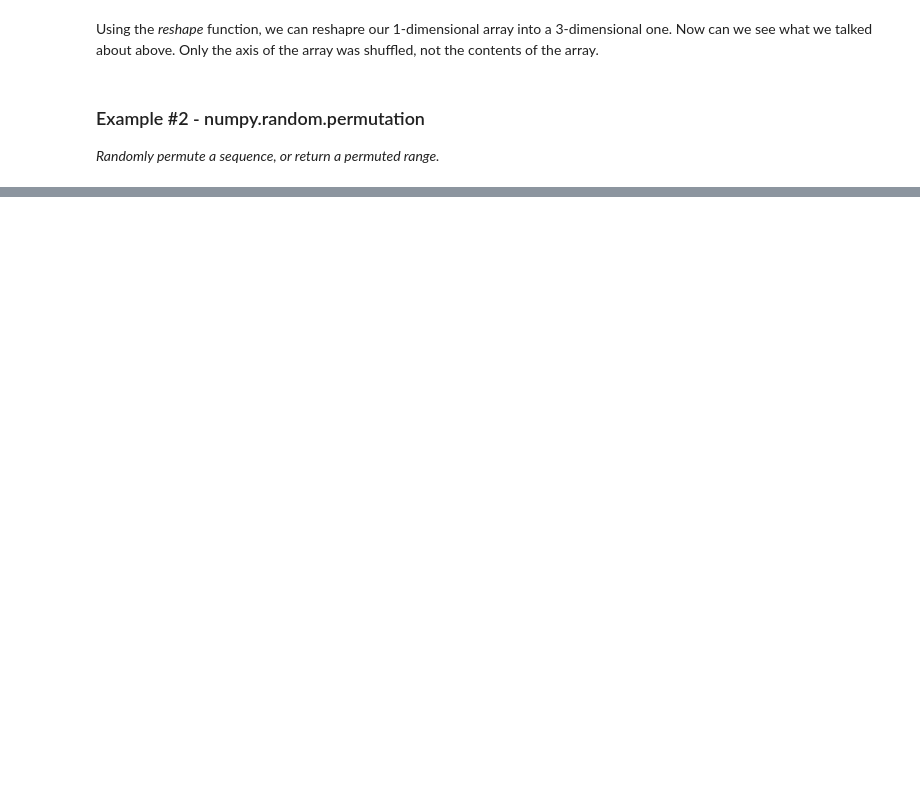
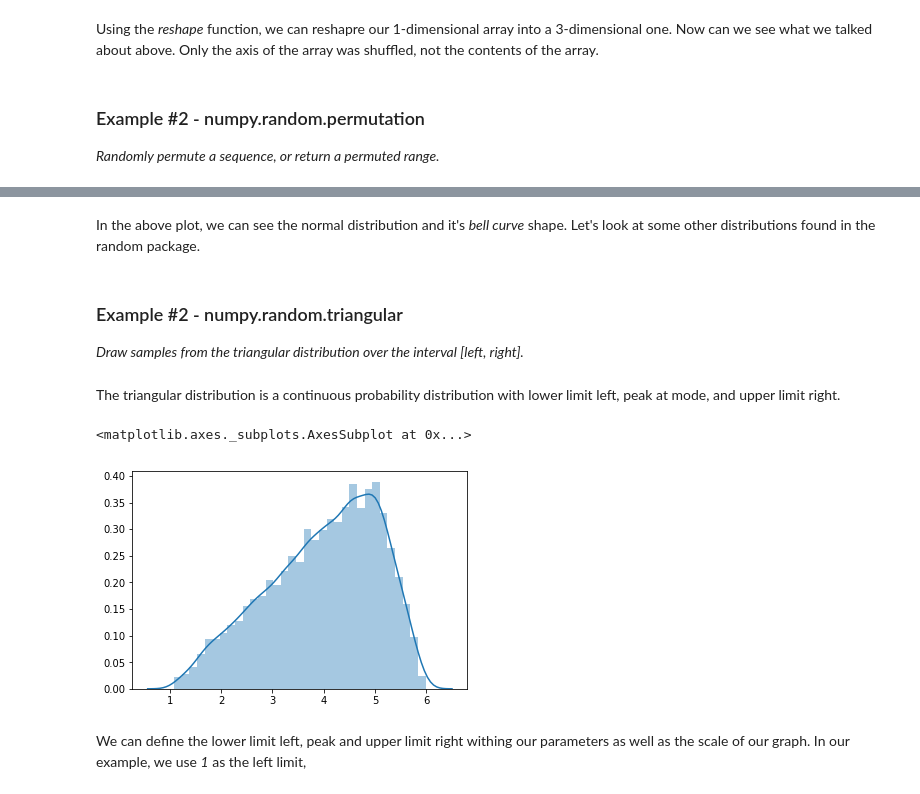
Before and after one commit to EddieEldridge/EmergingTechnologies, a Jupyter notebook: numpy-random.ipynb, the cells around one changed output, grey strips where cells are left out. Cells and saved outputs as stored; diff of their text form; code cells hidden in the pictures; blank space fills up the shorter version.

```diff
--- a/numpy-random.ipynb
+++ b/numpy-random.ipynb
@@ -127,0 +149,21 @@ The function <i>np.random.permutation</i> works in a similar way to our above ex
+# %% [markdown]
+In the above plot, we can see the normal distribution and it's <i>bell curve</i> shape. Let's look at some other distributions found in the random package.
+# %% [markdown]
+<h3>Example #2 - numpy.random.triangular</h3>
+
+<i> Draw samples from the triangular distribution over the interval [left, right].</i>
+# %% [markdown]
+The triangular distribution is a continuous probability distribution with lower limit left, peak at mode, and upper limit right.
+# %%
+import numpy as np
+import matplotlib.pyplot as plt
+import seaborn as sea
+
+x =np.random.triangular(1, 5, 6, 10000)
+
+sea.distplot(x)
+# %% [output]
+<matplotlib.axes._subplots.AxesSubplot at 0x...>
+[figure, added]
+# %% [markdown]
+We can define the lower limit left, peak and upper limit right withing our parameters as well as the scale of our graph. In our example, we use <i>1</i> as the left limit,
```
Also changed, not shown: parts of 11 cells of this notebook.
